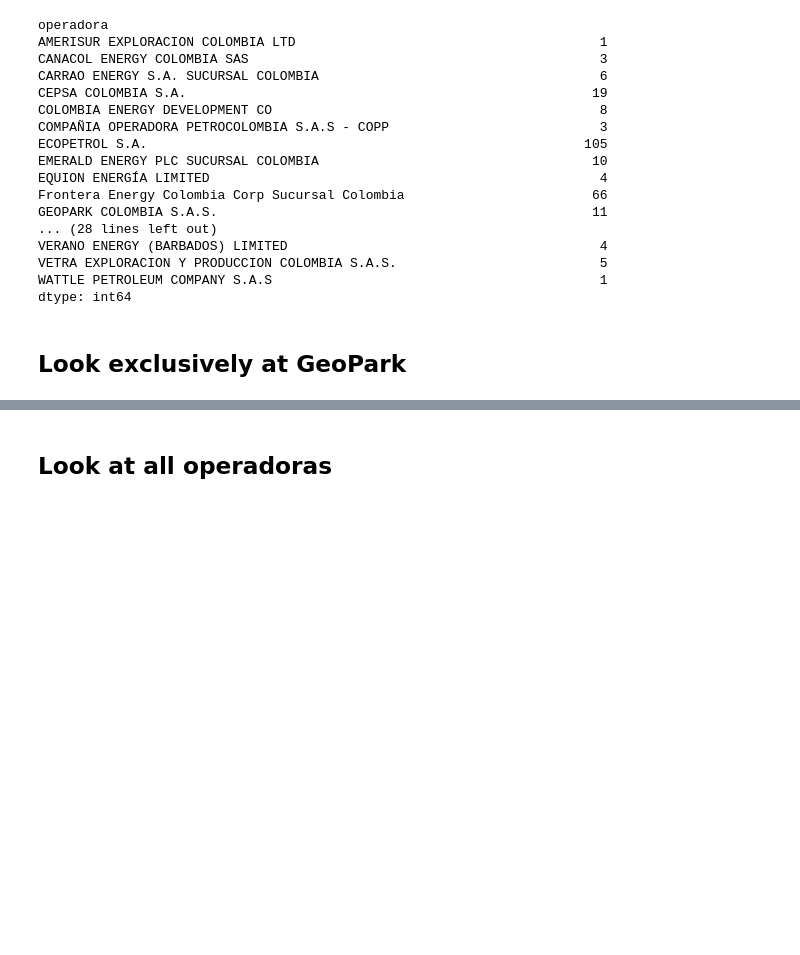
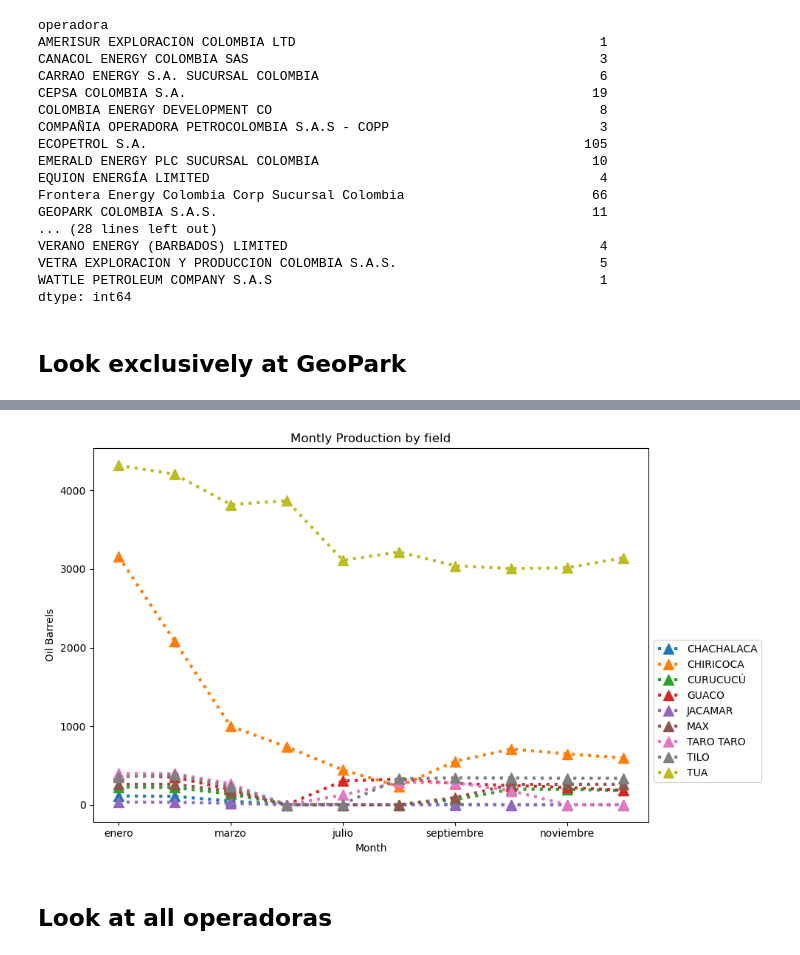
Before and after one commit to fabioaco/02-geopark-pandas-dataframes, a Jupyter notebook: notebooks/02-geopark-pandas-empty.ipynb, the cells around one changed output, grey strips where cells are left out. Cells and saved outputs as stored; diff of their text form; code cells hidden in the pictures; blank space fills up the shorter version.

```diff
--- a/notebooks/02-geopark-pandas-empty.ipynb
+++ b/notebooks/02-geopark-pandas-empty.ipynb
@@ -450,2 +478,5 @@ gpk_campo_group.groupby('enero').mean()
 # %%
-# Drop the outlier JACAMAR & TIGANA using .drop()
+## Drop the outlier JACANA & TIGANA using .drop()
+
+minor_fields_df = t_gpk_df.drop(['JACANA', 'TIGANA'], axis = 1)
+minor_fields_df = minor_fields_df.drop(['mayo', 'junio'], axis = 0)
@@ -454,3 +483,18 @@ gpk_campo_group.groupby('enero').mean()
+# %%
+# Plot each variable (campo) as function of month on same axis
+
+fig, ax = plt.subplots(figsize = (10,6))
+
+minor_fields_df.plot (ax = ax, y= minor_fields_df.columns, linewidth = 3, linestyle = ':',
+             marker = '^', markersize = 10, )
+plt.xlabel('Month')
+plt.ylabel('Oil Barrels')
+plt.title ('Montly Production by field')
+plt.legend(bbox_to_anchor = (1,0.5))
+#plt.annotate()
+plt.tight_layout()
+# %% [output]
+[figure, added]
 # %% [markdown]
 ## **Look at all operadoras**
 # %%
```
Also changed, not shown: parts of 16 cells of this notebook.
